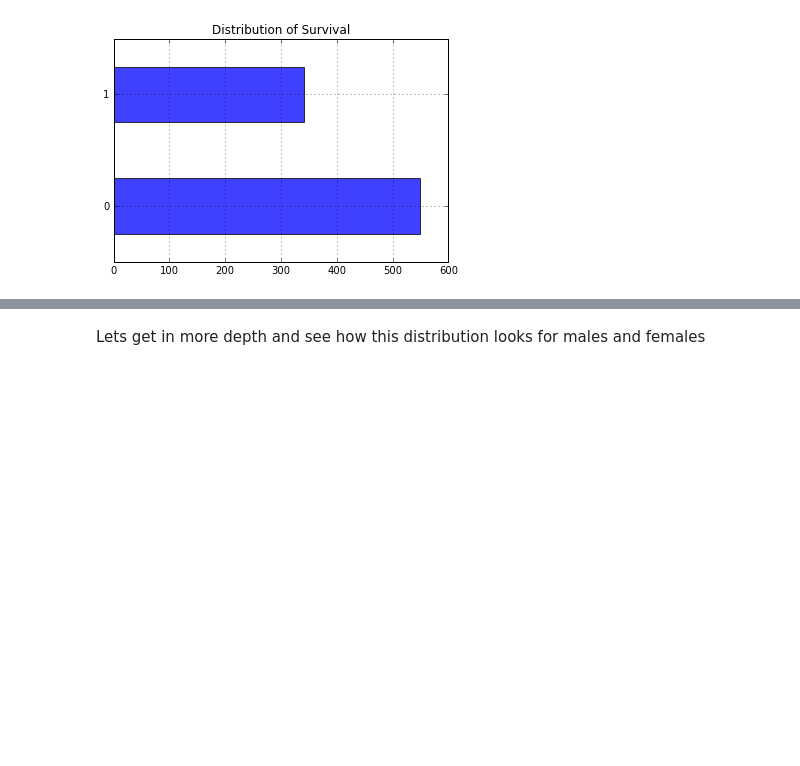
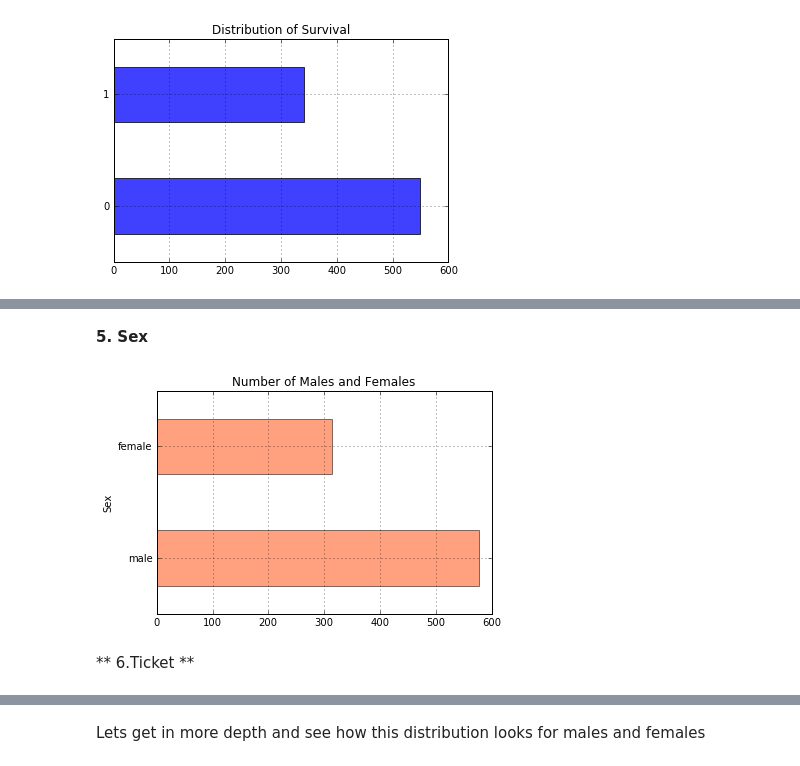
Before and after one commit to pkgandhi/Titanic-Dataset, a Jupyter notebook: Data Analysis for Titanic Dataset.ipynb, the cells around one changed output, grey strips where cells are left out. Saved outputs shown, nothing was run; the diff lists cells and outputs as text; code cells hidden in the pictures; blank space fills up the shorter version.

```diff
--- a/Data Analysis for Titanic Dataset.ipynb
+++ b/Data Analysis for Titanic Dataset.ipynb
@@ -327,0 +367,11 @@ plt.grid(b=True)
+# %% [markdown]
+**5. Sex**
+# %%
+titanic_df.Sex.value_counts().plot(kind='barh', alpha = 0.5, facecolor = '#FF4500')
+plt.title("Number of Males and Females")
+plt.ylabel("Sex")
+plt.grid(b=True)
+# %% [output]
+[figure, added]
+# %% [markdown]
+** 6.Ticket **
```
Also changed, not shown: parts of 24 cells of this notebook.
